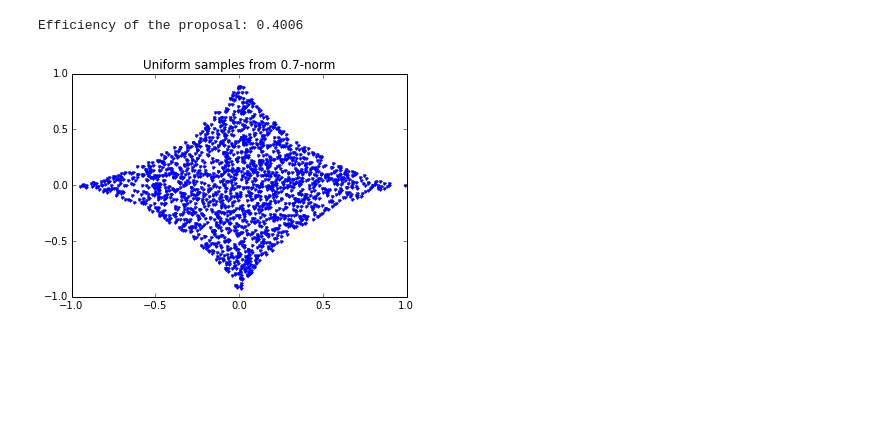
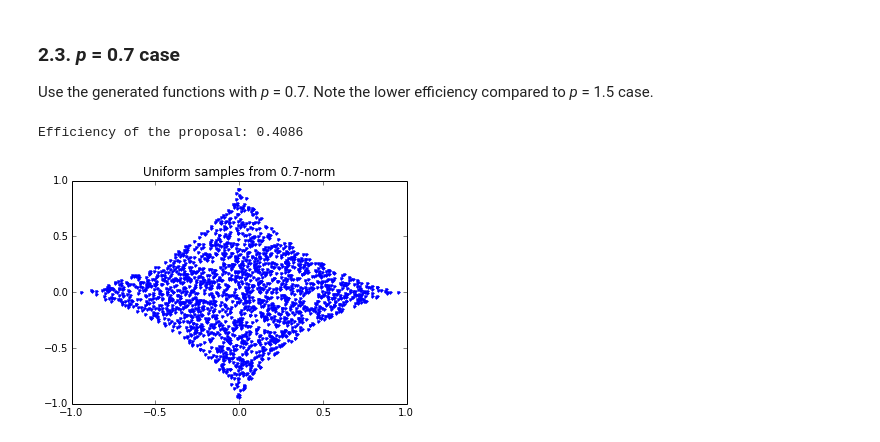
Before and after one commit to Bogazici-CMPE548-Spring2016/Cmpe548-Assignment1, a Jupyter notebook: assignment1.ipynb, the cells around one changed output. Cells and saved outputs as stored; diff of their text form; code cells hidden in the pictures; blank space fills up the shorter version.

```diff
--- a/assignment1.ipynb
+++ b/assignment1.ipynb
@@ -19,21 +48,13 @@ plt.show()
 def is_accepted(x, y, p):
     return np.power(np.absolute(x),p)+np.power(np.absolute(y),p) <= 1;
 
-x1 = []
-y1 = []
-x2 = []
-y2 = []
+def p_norm_accepted(x, y, p):
+    xAccepted = []
+    yAccepted = []
+    for i in range(len(x)):
+        if(is_accepted(x[i],y[i],p)):
+            xAccepted.append(x[i])
+            yAccepted.append(y[i])
+    return xAccepted, yAccepted
 
-for i in range(N):
-    if(is_accepted(x[i],y[i],1.5)):
-        x1.append(x[i])
-        y1.append(y[i])
-
-    if(is_accepted(x[i],y[i],0.7)):
-        x2.append(x[i])
-        y2.append(y[i])
-
-print('Efficiency of the proposal:',len(x1)/N)
-plt.plot(x1,y1,'.')
-plt.title('Uniform samples from 1.5-norm')
-plt.show()
+x1, y1 = p_norm_accepted(x, y, 1.5)
@@ -43,8 +73,13 @@ Efficiency of the proposal: 0.8714
+# %% [markdown]
+### 2.3. *p* = 0.7 case
+
+Use the generated functions with *p* = 0.7. Note the lower efficiency compared to *p* = 1.5 case.
 # %%
+x2, y2 = p_norm_accepted(x, y, 0.7)
 print('Efficiency of the proposal:',len(x2)/N)
 plt.plot(x2,y2,'.')
 plt.title('Uniform samples from 0.7-norm')
 plt.show()
 # %% [output]
-Efficiency of the proposal: 0.4006
+Efficiency of the proposal: 0.4086
-[figure, old version]
+[figure, new version]
```
Also changed, not shown: parts of 14 cells of this notebook.
